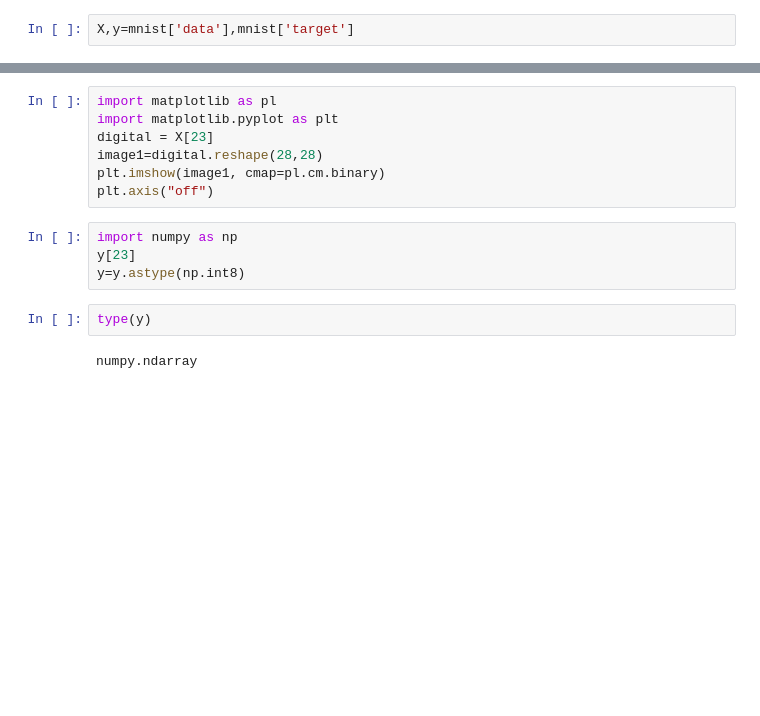
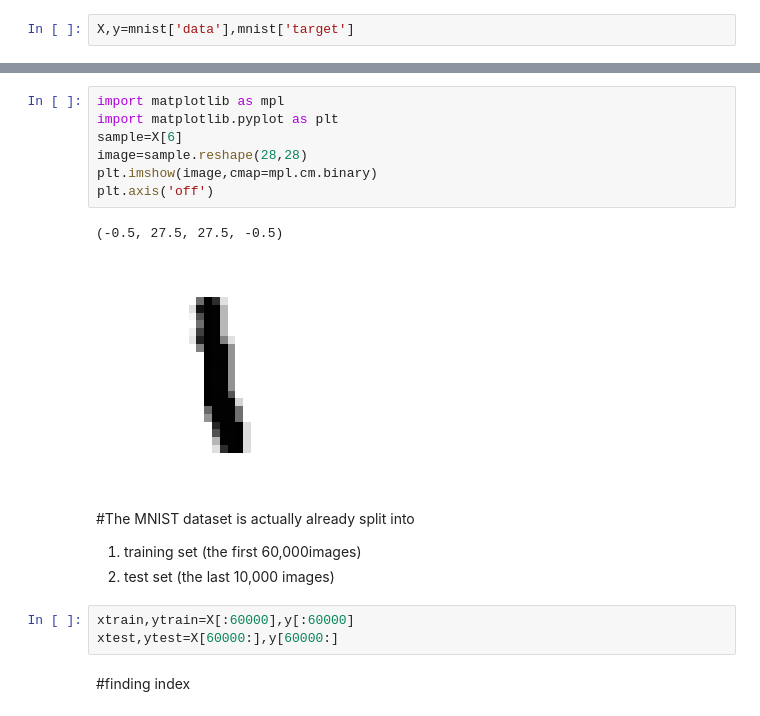
Before and after one commit to hanyeh00/recap-my-projects, a Jupyter notebook: Hands_On_Machine_Learning.ipynb, the cells around one changed output, grey strips where cells are left out. Cells and saved outputs as stored; diff of their text form; blank space fills up the shorter version.

```diff
--- a/Hands_On_Machine_Learning.ipynb
+++ b/Hands_On_Machine_Learning.ipynb
@@ -114,15 +117,22 @@ plt.axis("off")# مختصات x و y   نشون نمیده
 # %%
-import matplotlib as pl
+import matplotlib as mpl
 import matplotlib.pyplot as plt
-digital = X[23]
-image1=digital.reshape(28,28)
-plt.imshow(image1, cmap=pl.cm.binary)
-plt.axis("off")
+sample=X[6]
+image=sample.reshape(28,28)
+plt.imshow(image,cmap=mpl.cm.binary)
+plt.axis('off')
+# %% [output]
+(-0.5, 27.5, 27.5, -0.5)
+[figure, added]
-# %%
-import numpy as np
-y[23]
-y=y.astype(np.int8)
-# %%
-type(y)
-# %% [output]
-numpy.ndarray
+# %% [markdown]
+#The MNIST dataset is actually already split into
+
+
+
+1.   training set (the first 60,000images)
+2.    test set (the last 10,000 images)
+# %%
+xtrain,ytrain=X[:60000],y[:60000]
+xtest,ytest=X[60000:],y[60000:]
+# %% [markdown]
+#finding index
```
Also changed, not shown: parts of 11 cells of this notebook.
